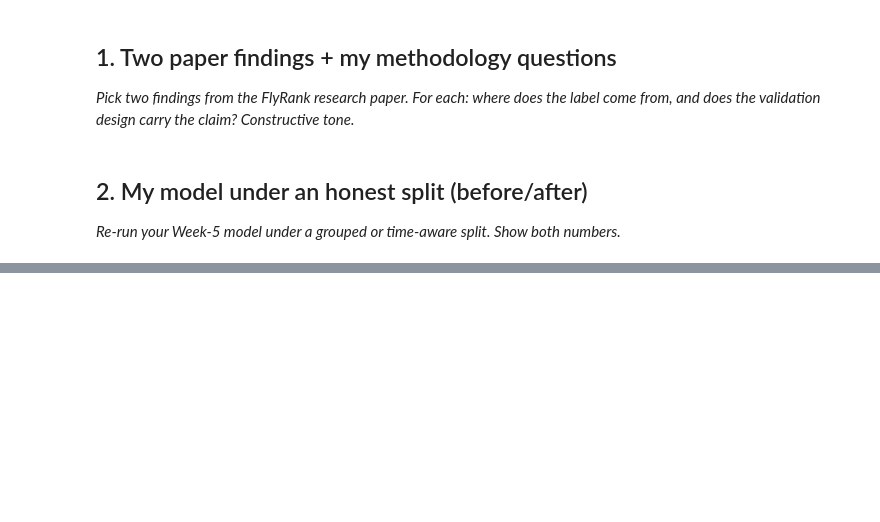
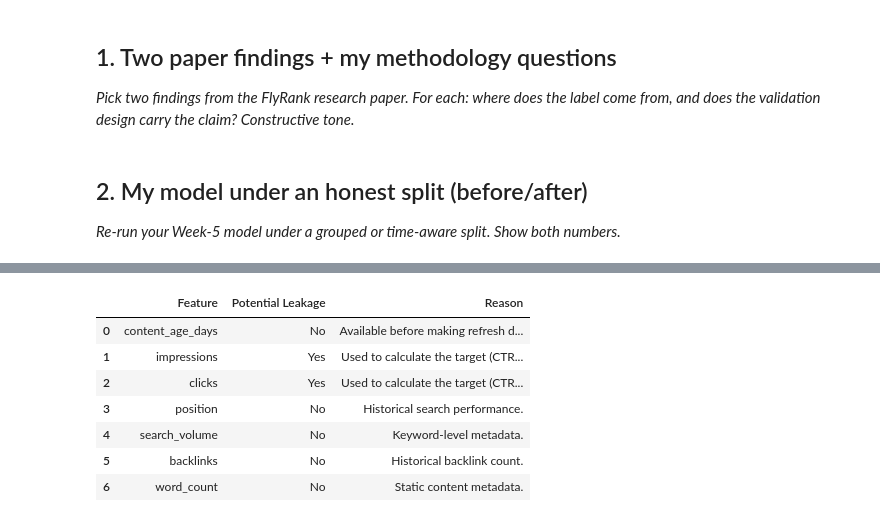
Before and after one commit to helnagar123/flyrank-ml-internship, a Jupyter notebook: work/notebooks/w06_validation_audit.ipynb, the cells around one changed output, grey strips where cells are left out. Cells and saved outputs as stored; diff of their text form; code cells hidden in the pictures; blank space fills up the shorter version.

```diff
--- a/work/notebooks/w06_validation_audit.ipynb
+++ b/work/notebooks/w06_validation_audit.ipynb
@@ -9,3 +180,19 @@ This skeleton is yours to fill. Work the sections **in order** — each one has
+# %%
+feature_columns = [
+    "content_age_days",
+    "impressions",
+    "clicks",
+    "position",
+    "search_volume",
+    "backlinks",
+    "word_count",
+]
+
+X = model_df[feature_columns]
+
+y = model_df["target"]
+
+groups = model_df["client_hash_id"]
 # %% [markdown]
 ## 1. Two paper findings + my methodology questions
 
@@ -36,0 +301,33 @@ This skeleton is yours to fill. Work the sections **in order** — each one has
+# %%
+leakage_audit = pd.DataFrame({
+    "Feature": feature_columns,
+    "Potential Leakage": [
+        "No",
+        "Yes",
+        "Yes",
+        "No",
+        "No",
+        "No",
+        "No"
+    ],
+    "Reason": [
+        "Available before making refresh decisions.",
+        "Used to calculate the target (CTR depends on impressions and clicks).",
+        "Used to calculate the target (CTR depends on impressions and clicks).",
+        "Historical search performance.",
+        "Keyword-level metadata.",
+        "Historical backlink count.",
+        "Static content metadata."
+    ]
+})
+
+leakage_audit
+# %% [output]
+|  | Feature | Potential Leakage | Reason |
+| 0 | content_age_days | No | Available before making refresh d... |
+| 1 | impressions | Yes | Used to calculate the target (CTR... |
+| 2 | clicks | Yes | Used to calculate the target (CTR... |
+| 3 | position | No | Historical search performance. |
+| 4 | search_volume | No | Keyword-level metadata. |
+| 5 | backlinks | No | Historical backlink count. |
+| 6 | word_count | No | Static content metadata. |
```
Also changed, not shown: parts of 23 cells of this notebook.
